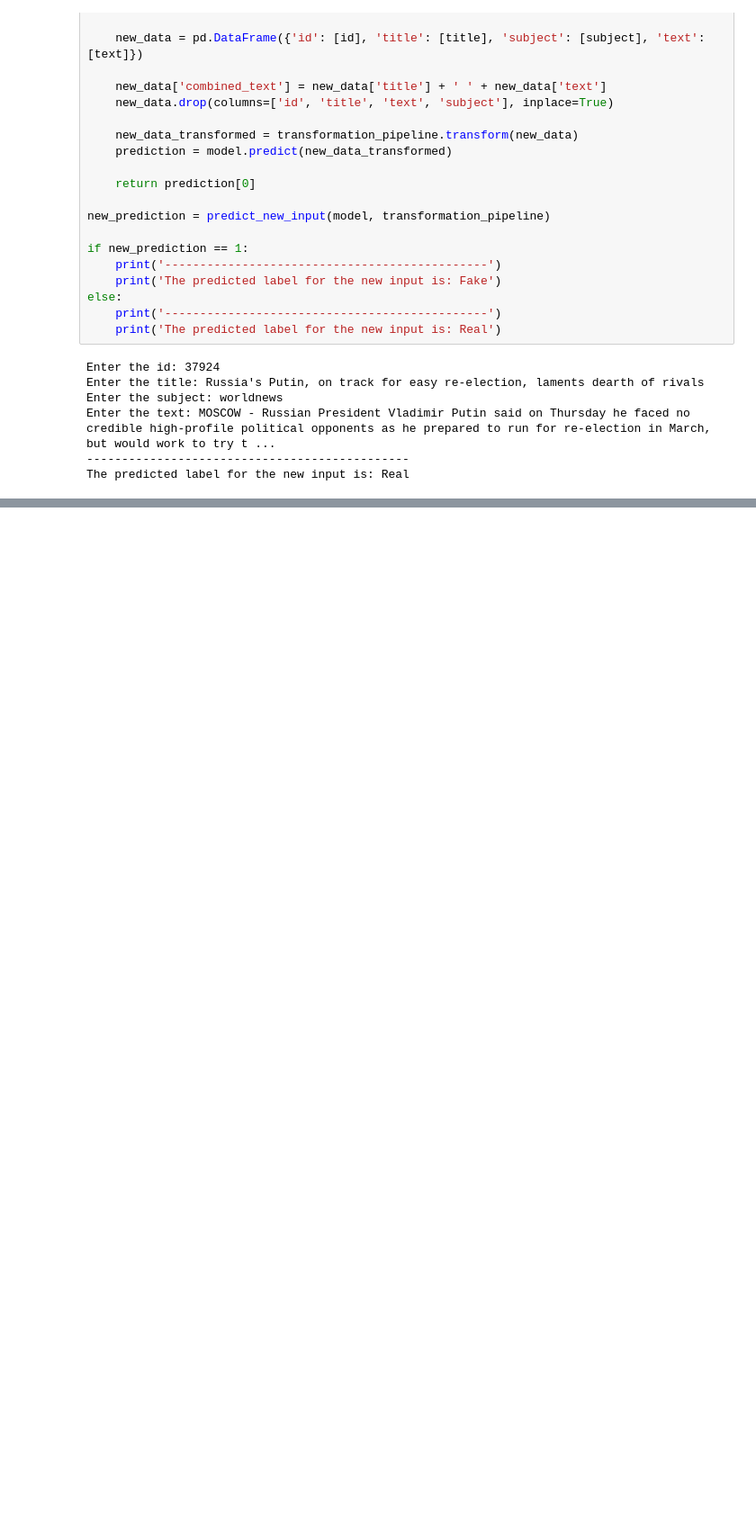
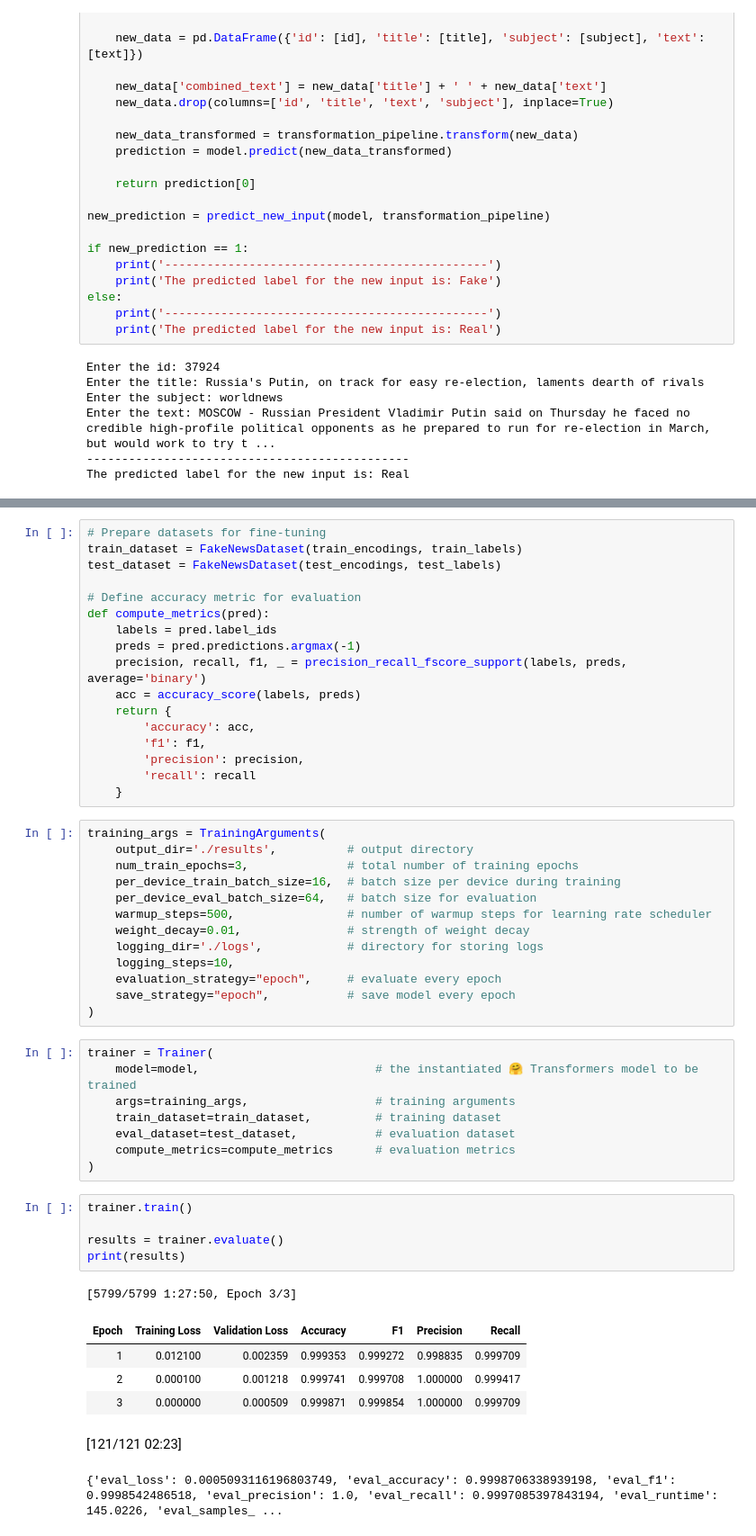
Before and after one commit to Sandip029/Fake_News_Identification, a Jupyter notebook: Fake_News_Prediction_Final_Project_II.ipynb, the cells around one changed output, grey strips where cells are left out. Shown at 90% size. Drawn from its saved outputs; the diff is of its cells as text; blank space fills up the shorter version.

```diff
--- a/Fake_News_Prediction_Final_Project_II.ipynb
+++ b/Fake_News_Prediction_Final_Project_II.ipynb
@@ -850,0 +942,51 @@ The predicted label for the new input is: Real
+# %%
+# Prepare datasets for fine-tuning
+train_dataset = FakeNewsDataset(train_encodings, train_labels)
+test_dataset = FakeNewsDataset(test_encodings, test_labels)
+
+# Define accuracy metric for evaluation
+def compute_metrics(pred):
+    labels = pred.label_ids
+    preds = pred.predictions.argmax(-1)
+    precision, recall, f1, _ = precision_recall_fscore_support(labels, preds, average='binary')
+    acc = accuracy_score(labels, preds)
+    return {
+        'accuracy': acc,
+        'f1': f1,
+        'precision': precision,
+        'recall': recall
+    }
+# %%
+training_args = TrainingArguments(
+    output_dir='./results',          # output directory
+    num_train_epochs=3,              # total number of training epochs
+    per_device_train_batch_size=16,  # batch size per device during training
+    per_device_eval_batch_size=64,   # batch size for evaluation
+    warmup_steps=500,                # number of warmup steps for learning rate scheduler
+    weight_decay=0.01,               # strength of weight decay
+    logging_dir='./logs',            # directory for storing logs
+    logging_steps=10,
+    evaluation_strategy="epoch",     # evaluate every epoch
+    save_strategy="epoch",           # save model every epoch
+)
+# %%
+trainer = Trainer(
+    model=model,                         # the instantiated 🤗 Transformers model to be trained
+    args=training_args,                  # training arguments
+    train_dataset=train_dataset,         # training dataset
+    eval_dataset=test_dataset,           # evaluation dataset
+    compute_metrics=compute_metrics      # evaluation metrics
+)
+# %%
+trainer.train()
+
+results = trainer.evaluate()
+print(results)
+# %% [output]
+[5799/5799 1:27:50, Epoch 3/3]
+| Epoch | Training Loss | Validation Loss | Accuracy | F1 | Precision | Recall |
+| 1 | 0.012100 | 0.002359 | 0.999353 | 0.999272 | 0.998835 | 0.999709 |
+| 2 | 0.000100 | 0.001218 | 0.999741 | 0.999708 | 1.000000 | 0.999417 |
+| 3 | 0.000000 | 0.000509 | 0.999871 | 0.999854 | 1.000000 | 0.999709 |
+[121/121 02:23]
+{'eval_loss': 0.0005093116196803749, 'eval_accuracy': 0.9998706338939198, 'eval_f1': 0.9998542486518, 'eval_precision': 1.0, 'eval_recall': 0.9997085397843194, 'eval_runtime': 145.0226, 'eval_samples_ ...
```
Also changed, not shown: parts of 17 cells of this notebook.
